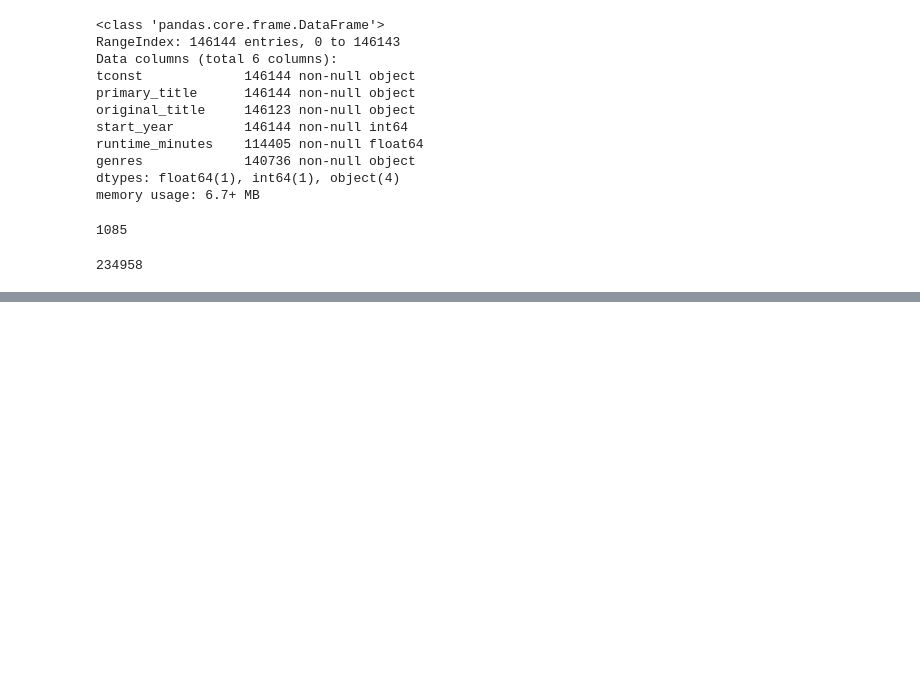
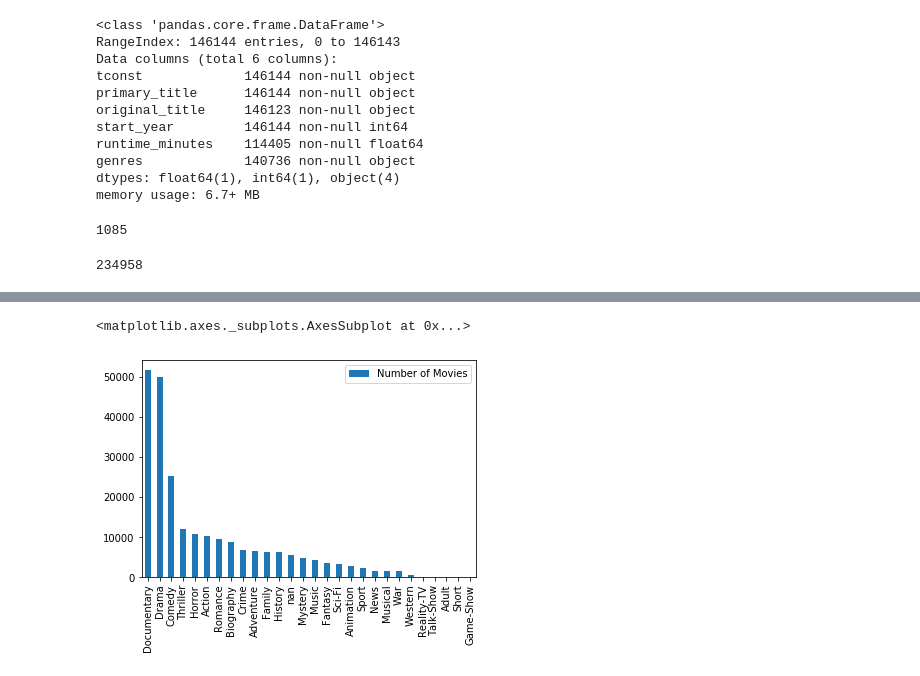
Before and after one commit to StephenTurk/mod1_project, a Jupyter notebook: student.ipynb, the cells around one changed output, grey strips where cells are left out. Cells and saved outputs as stored; diff of their text form; code cells hidden in the pictures; blank space fills up the shorter version.

Commit message:
added new data sources, munged some data, looking to clean for project submission

```diff
--- a/student.ipynb
+++ b/student.ipynb
@@ -129,0 +104,4 @@ sorted_genres
+# %%
+sorted_genres_df = pd.DataFrame.from_dict(sorted_genres, orient='index')
+# %%
+sorted_genres_df = sorted_genres_df.rename(columns={0: "Number of Movies"})
@@ -129,0 +128,5 @@ sorted_genres
+# %%
+sorted_genres_df.plot(kind='bar')
+# %% [output]
+<matplotlib.axes._subplots.AxesSubplot at 0x...>
+[figure, added]
```
Also changed, not shown: parts of 67 cells of this notebook.
